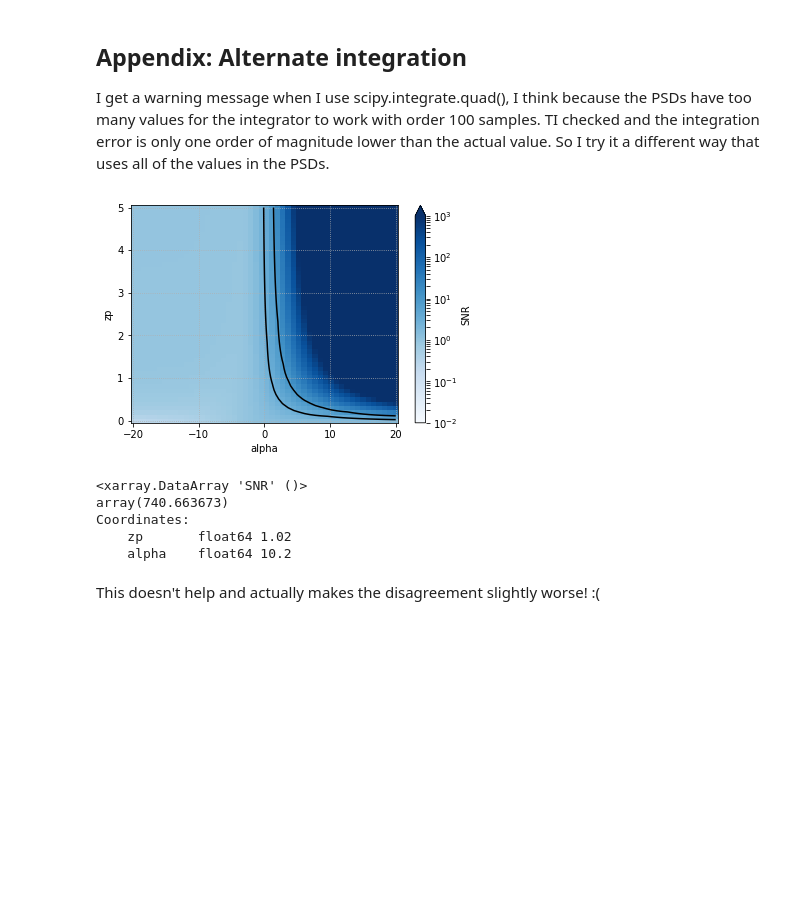
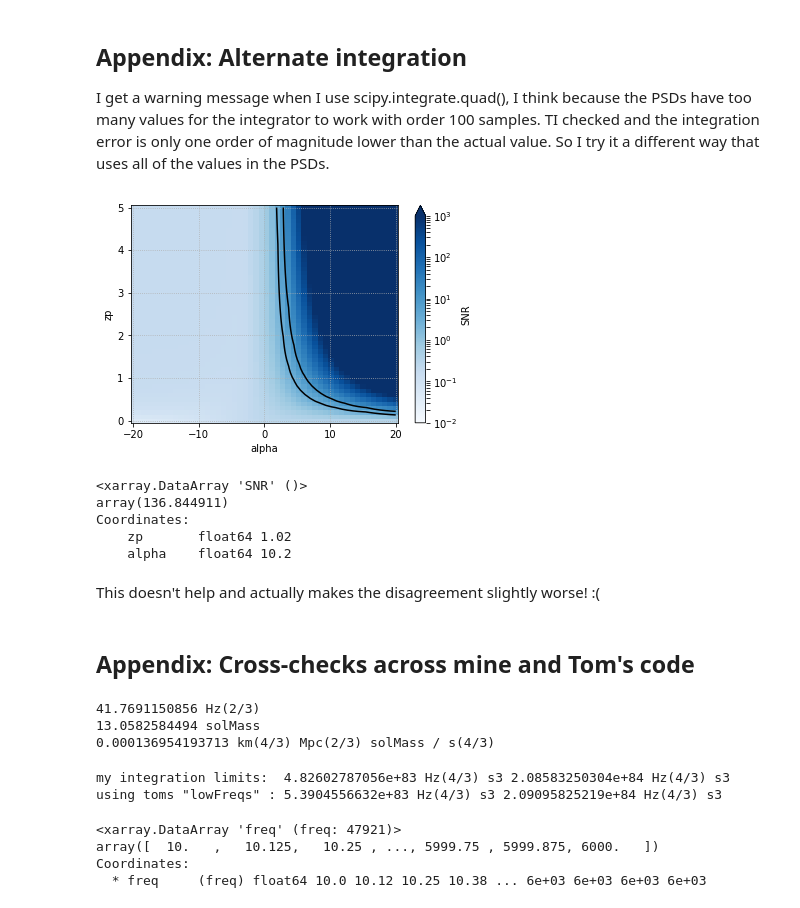
Before and after one commit to afarah18/stochastic_cosmo, a Jupyter notebook: Recreate_Fig2_minimal.ipynb, the cells around one changed output. Cells and saved outputs as stored; diff of their text form; code cells hidden in the pictures; blank space fills up the shorter version.

Commit message:
change SNR addition, chirp mass, and frequency integration limits

```diff
--- a/Recreate_Fig2_minimal.ipynb
+++ b/Recreate_Fig2_minimal.ipynb
@@ -110,20 +110,26 @@ PSD_O2_xr = xr.Dataset.from_dataframe(PSD_O2.set_index('freq'))
 # %%
 #--- set constants ---#
 #O1: September 12, 2015 to January 19, 2016
-days_in_O1 = len(pd.date_range(start='09-12-2015',end='01-19-2016',freq='D')) * u.day
+days_in_O1 = len(pd.date_range(start='09-12-2015',end='01-19-2016',freq='D')) * u.day - 14*u.day
 
 #O2: November 30, 2016 to August 25, 2017
-days_in_O2 = len(pd.date_range(start='11-30-2016',end='08-25-2017',freq='D')) * u.day
+days_in_O2 = len(pd.date_range(start='11-30-2016',end='08-25-2017',freq='D')) * u.day - 28 *u.day
 
 #componets of expression for SNR
 prefac_inner_prod = ( 3 * H0**2. / (10 * np.pi**2.))
-f_integral_O1 = inte.quad(f_integrand, 1.5,6e3,args='O1', limit=200
+# f_integral_O1 = inte.quad(f_integrand, 1.5,6e3,args='O1', limit=200
+#                          )[0] * (u.s)**3 * (u.Hz)**(4./3)
+# f_integral_O2 = inte.quad(f_integrand, 1.5,6e3,args='O2', limit=200
+#                          )[0] * (u.s)**3 * (u.Hz)**(4./3)
+
+f_integral_O1 = inte.quad(f_integrand, 2.003e1,1.72e3,args='O1', limit=200
                          )[0] * (u.s)**3 * (u.Hz)**(4./3)
-f_integral_O2 = inte.quad(f_integrand, 1.5,6e3,args='O2', limit=200
+f_integral_O2 = inte.quad(f_integrand, 2.003e1,1.72e3,args='O2', limit=200
                          )[0] * (u.s)**3 * (u.Hz)**(4./3)
 
+
 #components of expression for Omega_GW
-Mchirp = 30.* u.Msun
+Mchirp = 13.05 * u.Msun #30.* u.Msun
 rhoc2 = ( c**2. ) * ( H0**2. ) * 3. /( 8. * np.pi * G )
 
 prefac_omegaGW = np.power(np.pi*G,2./3.) * Rate * np.power(Mchirp,5./3.) * z_int_arr / rhoc2
@@ -182,26 +182,68 @@ f_integral_O1_tz = inte.trapz(f_integrand_arr) * (u.s)**3 * (u.Hz)**(4./3)
 # %%
 rho_opt_O1 = prefac_inner_prod * prefac_omegaGW * np.sqrt(
     2 * days_in_O1 * f_integral_O1_tz)
 rho_opt_O2 = prefac_inner_prod * prefac_omegaGW * np.sqrt(
     2 * days_in_O2 * f_integral_O2_tz)
-SNR_arr = (rho_opt_O1+rho_opt_O2).to(u.m/u.m)
+SNR_arr = np.sqrt(rho_opt_O1**2.+rho_opt_O2**2.).to(u.m/u.m)
 
 SNR_xr = xr.DataArray(SNR_arr,
                         dims = ('zp','alpha'),
                         coords = (zp_array,alpha_arr),
                         name = 'SNR')
 SNR_xr.plot(norm=LogNorm(vmin=1e-2,vmax=1e3),cmap='Blues')
 SNR_xr.plot.contour(levels=[3,10],colors='black')
 plt.grid(linestyle=':')
 plt.show()
 
 print(SNR_xr.sel({'alpha':10,'zp':1},method='nearest'))
 # %% [output]
-[figure, old version]
+[figure, new version]
 <xarray.DataArray 'SNR' ()>
-array(740.663673)
+array(136.844911)
 Coordinates:
     zp       float64 1.02
     alpha    float64 10.2
 # %% [markdown]
 This doesn't help and actually makes the disagreement slightly worse! :(
+# %% [markdown]
+## Appendix: Cross-checks across mine and Tom's code
+# %%
+#are we using the same chirp mass?
+MsunToSec = G/np.power(c,3.)
+eta = 0.25
+Mtot=30. *u.Msun
+fMerge = (0.29740*eta**2. + 0.044810*eta + 0.095560)/(np.pi*Mtot*MsunToSec)
+print(fMerge.to(u.Hz)**(2./3))
+
+Mc = np.power(eta,3./5.)*Mtot
+print Mc
+amp = np.power(G*np.pi,2./3.)*np.power(Mc,5./3.)/3.
+print amp
+# %% [output]
+41.7691150856 Hz(2/3)
+13.0582584494 solMass
+0.000136954193713 km(4/3) Mpc(2/3) solMass / s(4/3)
+# %%
+f_integral_O1 = inte.quad(f_integrand, 1.5,6e3,args='O1', limit=200
+                         )[0] * (u.s)**3 * (u.Hz)**(4./3)
+f_integral_O2 = inte.quad(f_integrand, 1.5,6e3,args='O2', limit=200
+                         )[0] * (u.s)**3 * (u.Hz)**(4./3)
+
+print 'my integration limits: ', f_integral_O1, f_integral_O2
+
+f_integral_O1 = inte.quad(f_integrand, 1.5,300,args='O1', limit=200
+                         )[0] * (u.s)**3 * (u.Hz)**(4./3)
+f_integral_O2 = inte.quad(f_integrand, 1.5,300,args='O2', limit=200
+                         )[0] * (u.s)**3 * (u.Hz)**(4./3)
+
+print 'using toms "lowFreqs" :' ,  f_integral_O1, f_integral_O2
+# %% [output]
+my integration limits:  4.82602787056e+83 Hz(4/3) s3 2.08583250304e+84 Hz(4/3) s3
+using toms "lowFreqs" : 5.3904556632e+83 Hz(4/3) s3 2.09095825219e+84 Hz(4/3) s3
+# %%
+PSD_O1_xr.freq
+# %% [output]
+<xarray.DataArray 'freq' (freq: 47921)>
+array([  10.   ,   10.125,   10.25 , ..., 5999.75 , 5999.875, 6000.   ])
+Coordinates:
+  * freq     (freq) float64 10.0 10.12 10.25 10.38 ... 6e+03 6e+03 6e+03 6e+03
```
Also changed, not shown: parts of 5 cells of this notebook.
